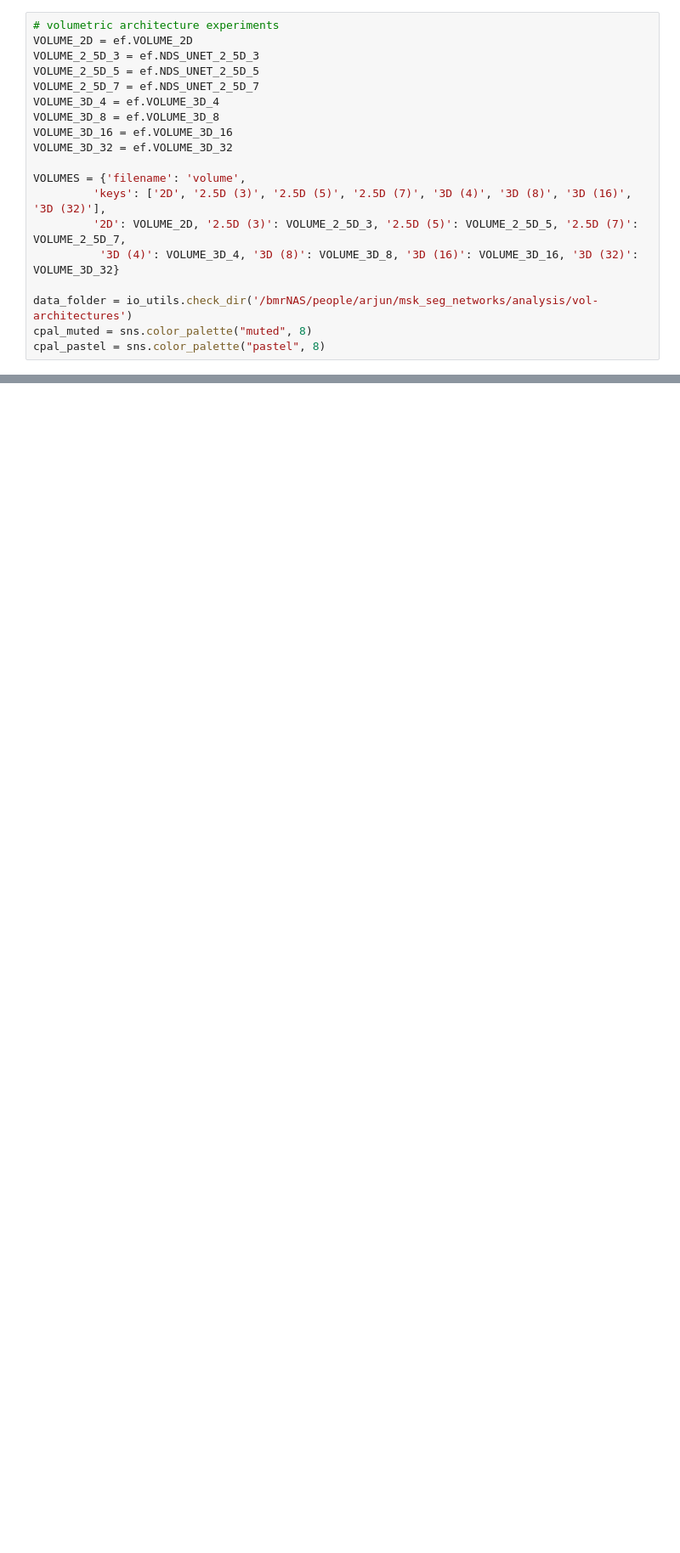
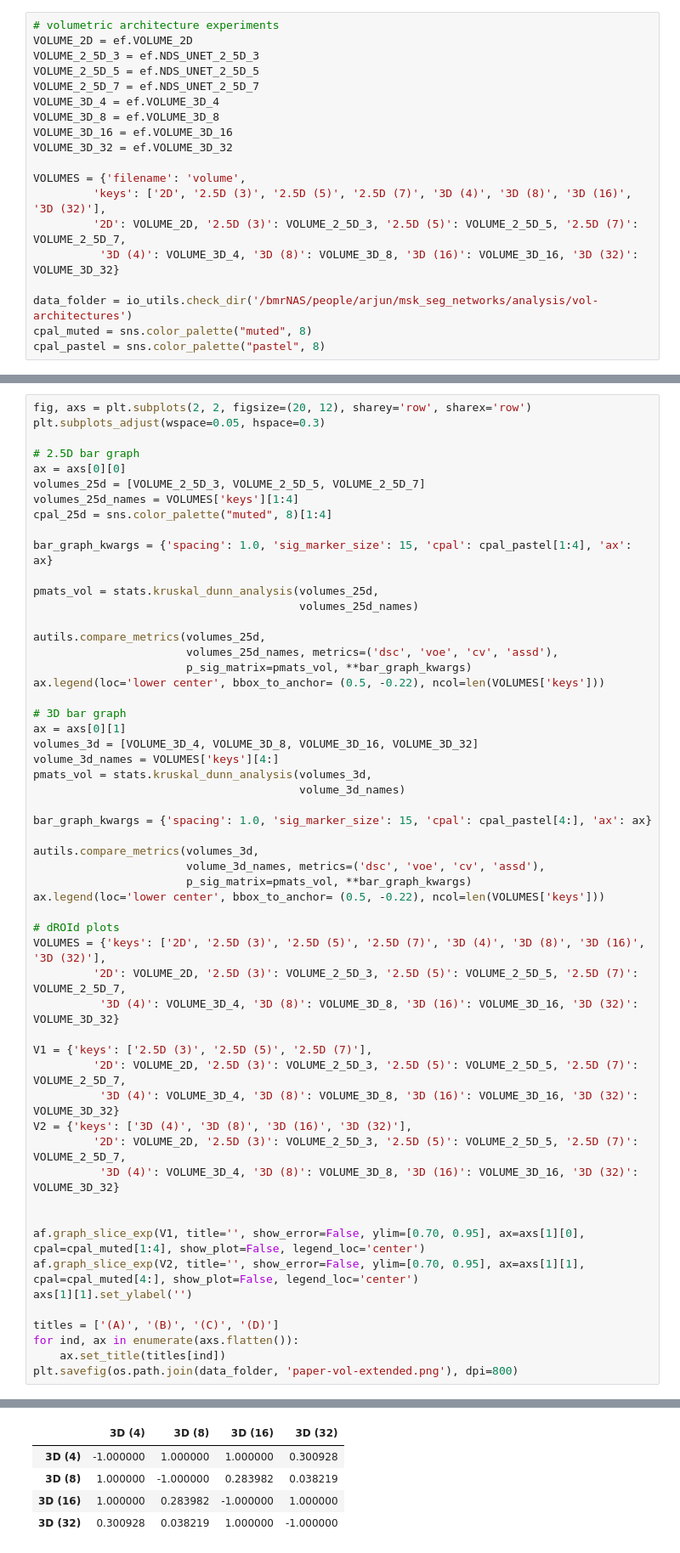
Before and after one commit to ad12/MedSegPy, a Jupyter notebook: analysis/vol_analysis.ipynb, the cells around one changed output, grey strips where cells are left out. Shown: that part at 85% size. Cells and saved outputs as stored; diff of their text form; blank space fills up the shorter version.

Commit message:
update analysis

```diff
--- a/analysis/vol_analysis.ipynb
+++ b/analysis/vol_analysis.ipynb
@@ -203,0 +217,56 @@ af.graph_slice_exp(VOLUMES, True, title='', show_error=False, ylim=[0.70, 0.95])
+# %%
+fig, axs = plt.subplots(2, 2, figsize=(20, 12), sharey='row', sharex='row')
+plt.subplots_adjust(wspace=0.05, hspace=0.3)
+
+# 2.5D bar graph
+ax = axs[0][0]
+volumes_25d = [VOLUME_2_5D_3, VOLUME_2_5D_5, VOLUME_2_5D_7]
+volumes_25d_names = VOLUMES['keys'][1:4]
+cpal_25d = sns.color_palette("muted", 8)[1:4]
+
+bar_graph_kwargs = {'spacing': 1.0, 'sig_marker_size': 15, 'cpal': cpal_pastel[1:4], 'ax': ax}
+
+pmats_vol = stats.kruskal_dunn_analysis(volumes_25d,
+                                        volumes_25d_names)
+
+autils.compare_metrics(volumes_25d,
+                       volumes_25d_names, metrics=('dsc', 'voe', 'cv', 'assd'),
+                       p_sig_matrix=pmats_vol, **bar_graph_kwargs)
+ax.legend(loc='lower center', bbox_to_anchor= (0.5, -0.22), ncol=len(VOLUMES['keys']))
+
+# 3D bar graph
+ax = axs[0][1]
+volumes_3d = [VOLUME_3D_4, VOLUME_3D_8, VOLUME_3D_16, VOLUME_3D_32]
+volume_3d_names = VOLUMES['keys'][4:]
+pmats_vol = stats.kruskal_dunn_analysis(volumes_3d,
+                                        volume_3d_names)
+
+bar_graph_kwargs = {'spacing': 1.0, 'sig_marker_size': 15, 'cpal': cpal_pastel[4:], 'ax': ax}
+
+autils.compare_metrics(volumes_3d,
+                       volume_3d_names, metrics=('dsc', 'voe', 'cv', 'assd'),
+                       p_sig_matrix=pmats_vol, **bar_graph_kwargs)
+ax.legend(loc='lower center', bbox_to_anchor= (0.5, -0.22), ncol=len(VOLUMES['keys']))
+
+# dROId plots
+VOLUMES = {'keys': ['2D', '2.5D (3)', '2.5D (5)', '2.5D (7)', '3D (4)', '3D (8)', '3D (16)', '3D (32)'],
+         '2D': VOLUME_2D, '2.5D (3)': VOLUME_2_5D_3, '2.5D (5)': VOLUME_2_5D_5, '2.5D (7)': VOLUME_2_5D_7,
+          '3D (4)': VOLUME_3D_4, '3D (8)': VOLUME_3D_8, '3D (16)': VOLUME_3D_16, '3D (32)': VOLUME_3D_32}
+
+V1 = {'keys': ['2.5D (3)', '2.5D (5)', '2.5D (7)'],
+         '2D': VOLUME_2D, '2.5D (3)': VOLUME_2_5D_3, '2.5D (5)': VOLUME_2_5D_5, '2.5D (7)': VOLUME_2_5D_7,
+          '3D (4)': VOLUME_3D_4, '3D (8)': VOLUME_3D_8, '3D (16)': VOLUME_3D_16, '3D (32)': VOLUME_3D_32}
+V2 = {'keys': ['3D (4)', '3D (8)', '3D (16)', '3D (32)'],
+         '2D': VOLUME_2D, '2.5D (3)': VOLUME_2_5D_3, '2.5D (5)': VOLUME_2_5D_5, '2.5D (7)': VOLUME_2_5D_7,
+          '3D (4)': VOLUME_3D_4, '3D (8)': VOLUME_3D_8, '3D (16)': VOLUME_3D_16, '3D (32)': VOLUME_3D_32}
+
+
+af.graph_slice_exp(V1, title='', show_error=False, ylim=[0.70, 0.95], ax=axs[1][0], cpal=cpal_muted[1:4], show_plot=False, legend_loc='center')
+af.graph_slice_exp(V2, title='', show_error=False, ylim=[0.70, 0.95], ax=axs[1][1], cpal=cpal_muted[4:], show_plot=False, legend_loc='center')
+axs[1][1].set_ylabel('')
+
+titles = ['(A)', '(B)', '(C)', '(D)']
+for ind, ax in enumerate(axs.flatten()):
+    ax.set_title(titles[ind])
+plt.savefig(os.path.join(data_folder, 'paper-vol-extended.png'), dpi=800)
+# %% [output]
@@ -203,0 +294,5 @@ af.graph_slice_exp(VOLUMES, True, title='', show_error=False, ylim=[0.70, 0.95])
+|  | 3D (4) | 3D (8) | 3D (16) | 3D (32) |
+| 3D (4) | -1.000000 | 1.000000 | 1.000000 | 0.300928 |
+| 3D (8) | 1.000000 | -1.000000 | 0.283982 | 0.038219 |
+| 3D (16) | 1.000000 | 0.283982 | -1.000000 | 1.000000 |
+| 3D (32) | 0.300928 | 0.038219 | 1.000000 | -1.000000 |
```
Also changed, not shown: parts of 6 cells of this notebook, 6 other files.
